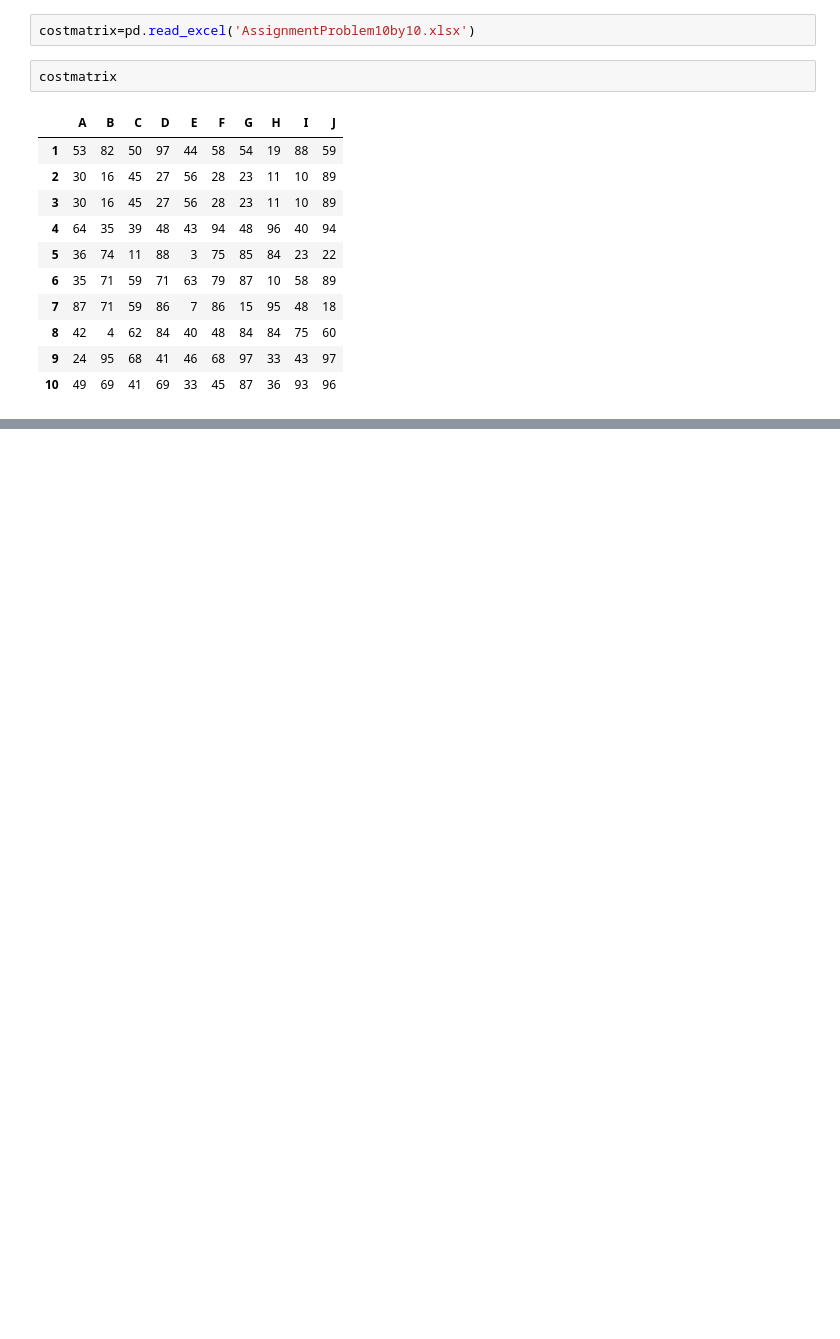
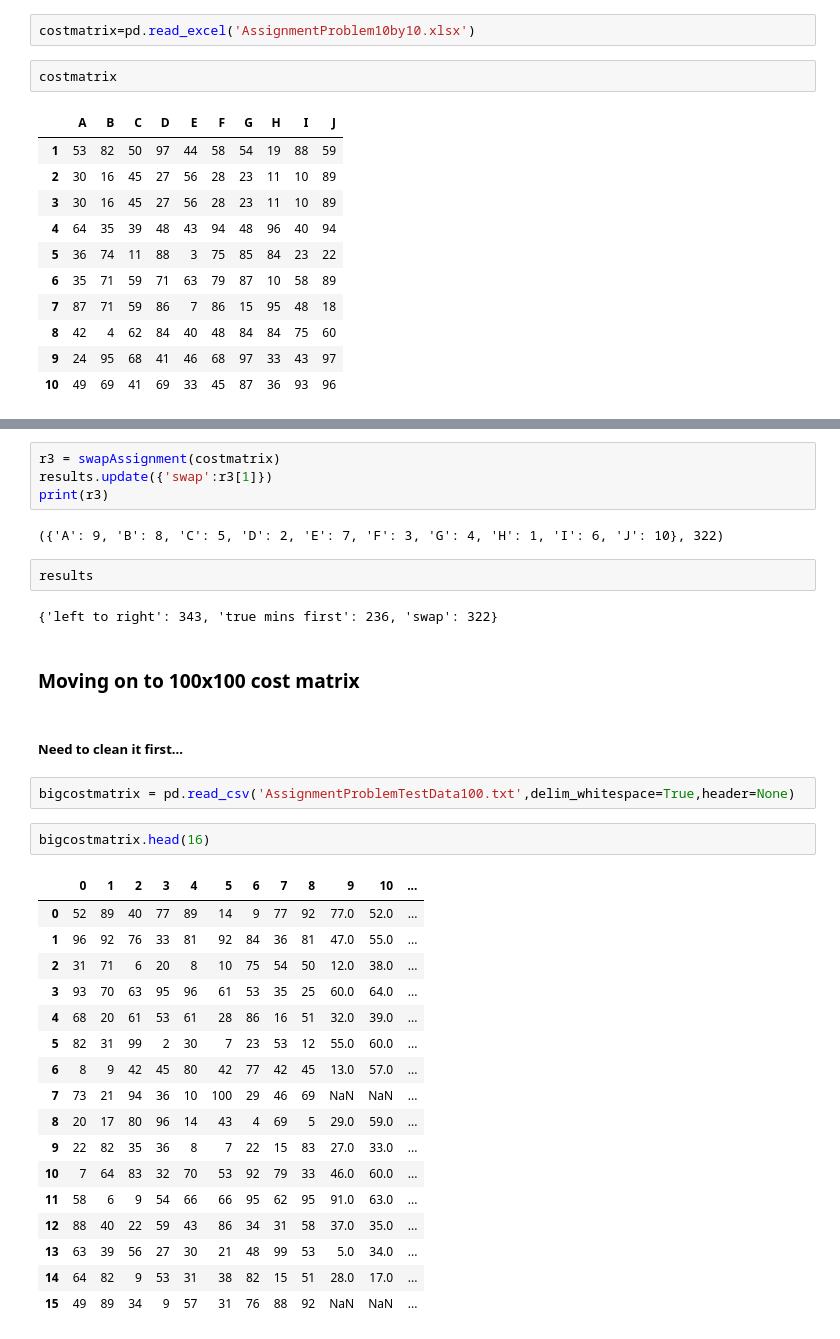
Before and after one commit to mbvollmer/optimization, a Jupyter notebook: Assignment using Greedy Algorithm.ipynb, the cells around one changed output, grey strips where cells are left out. Saved outputs shown, nothing was run; the diff lists cells and outputs as text; blank space fills up the shorter version.

```diff
--- a/Assignment using Greedy Algorithm.ipynb
+++ b/Assignment using Greedy Algorithm.ipynb
@@ -73,0 +109,36 @@ greedyDict2(costmatrix)
+# %%
+r3 = swapAssignment(costmatrix)
+results.update({'swap':r3[1]})
+print(r3)
+# %% [output]
+({'A': 9, 'B': 8, 'C': 5, 'D': 2, 'E': 7, 'F': 3, 'G': 4, 'H': 1, 'I': 6, 'J': 10}, 322)
+# %%
+results
+# %% [output]
+{'left to right': 343, 'true mins first': 236, 'swap': 322}
+# %% [markdown]
+### Moving on to 100x100 cost matrix
+# %% [markdown]
+##### Need to clean it first...
+# %%
+bigcostmatrix = pd.read_csv('AssignmentProblemTestData100.txt',delim_whitespace=True,header=None)
+# %%
+bigcostmatrix.head(16)
+# %% [output]
+|  | 0 | 1 | 2 | 3 | 4 | 5 | 6 | 7 | 8 | 9 | 10 | ... |
+| 0 | 52 | 89 | 40 | 77 | 89 | 14 | 9 | 77 | 92 | 77.0 | 52.0 | ... |
+| 1 | 96 | 92 | 76 | 33 | 81 | 92 | 84 | 36 | 81 | 47.0 | 55.0 | ... |
+| 2 | 31 | 71 | 6 | 20 | 8 | 10 | 75 | 54 | 50 | 12.0 | 38.0 | ... |
+| 3 | 93 | 70 | 63 | 95 | 96 | 61 | 53 | 35 | 25 | 60.0 | 64.0 | ... |
+| 4 | 68 | 20 | 61 | 53 | 61 | 28 | 86 | 16 | 51 | 32.0 | 39.0 | ... |
+| 5 | 82 | 31 | 99 | 2 | 30 | 7 | 23 | 53 | 12 | 55.0 | 60.0 | ... |
+| 6 | 8 | 9 | 42 | 45 | 80 | 42 | 77 | 42 | 45 | 13.0 | 57.0 | ... |
+| 7 | 73 | 21 | 94 | 36 | 10 | 100 | 29 | 46 | 69 | NaN | NaN | ... |
+| 8 | 20 | 17 | 80 | 96 | 14 | 43 | 4 | 69 | 5 | 29.0 | 59.0 | ... |
+| 9 | 22 | 82 | 35 | 36 | 8 | 7 | 22 | 15 | 83 | 27.0 | 33.0 | ... |
+| 10 | 7 | 64 | 83 | 32 | 70 | 53 | 92 | 79 | 33 | 46.0 | 60.0 | ... |
+| 11 | 58 | 6 | 9 | 54 | 66 | 66 | 95 | 62 | 95 | 91.0 | 63.0 | ... |
+| 12 | 88 | 40 | 22 | 59 | 43 | 86 | 34 | 31 | 58 | 37.0 | 35.0 | ... |
+| 13 | 63 | 39 | 56 | 27 | 30 | 21 | 48 | 99 | 53 | 5.0 | 34.0 | ... |
+| 14 | 64 | 82 | 9 | 53 | 31 | 38 | 82 | 15 | 51 | 28.0 | 17.0 | ... |
+| 15 | 49 | 89 | 34 | 9 | 57 | 31 | 76 | 88 | 92 | NaN | NaN | ... |
```
Also changed, not shown: parts of 30 cells of this notebook.
